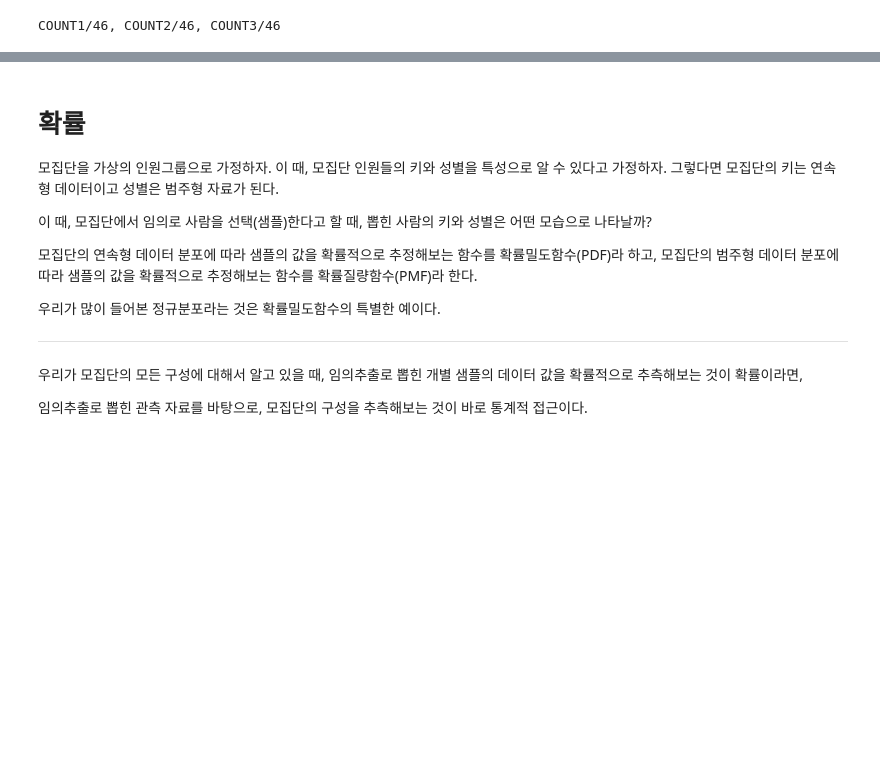
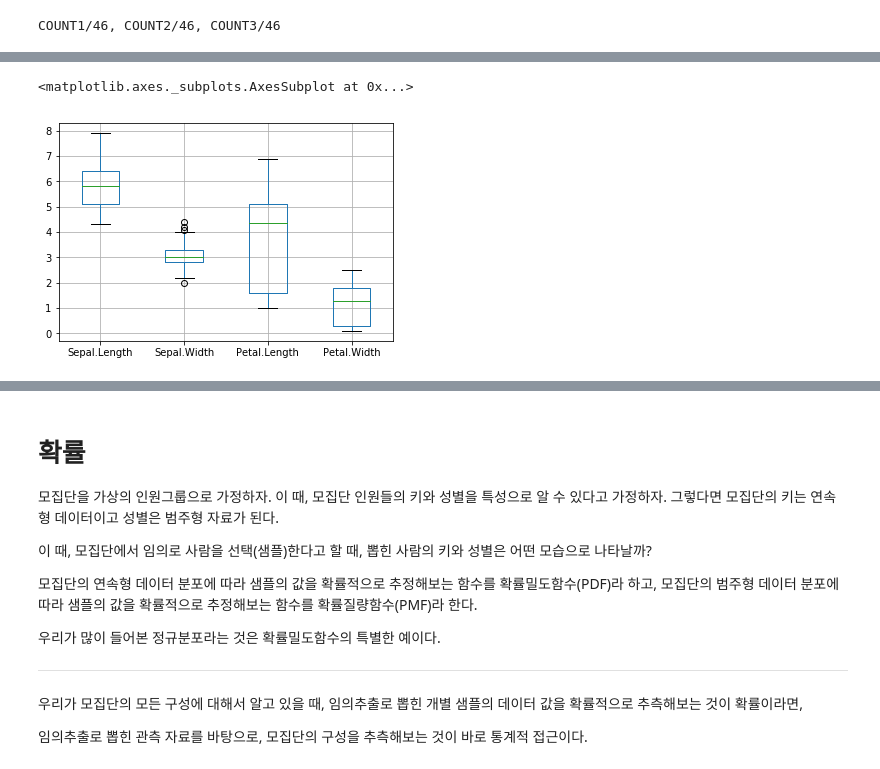
Before and after one commit to degru82/mlearn_visual, a Jupyter notebook: s01_stat/Probability and Statistics for Machine Learning.ipynb, the cells around one changed output, grey strips where cells are left out. Cells and saved outputs as stored; diff of their text form; code cells hidden in the pictures; blank space fills up the shorter version.

```diff
--- a/s01_stat/Probability and Statistics for Machine Learning.ipynb
+++ b/s01_stat/Probability and Statistics for Machine Learning.ipynb
@@ -163,0 +211,5 @@ COUNT1/46, COUNT2/46, COUNT3/46
+# %%
+data.boxplot()
+# %% [output]
+<matplotlib.axes._subplots.AxesSubplot at 0x...>
+[figure, added]
```
Also changed, not shown: parts of 20 cells of this notebook.
